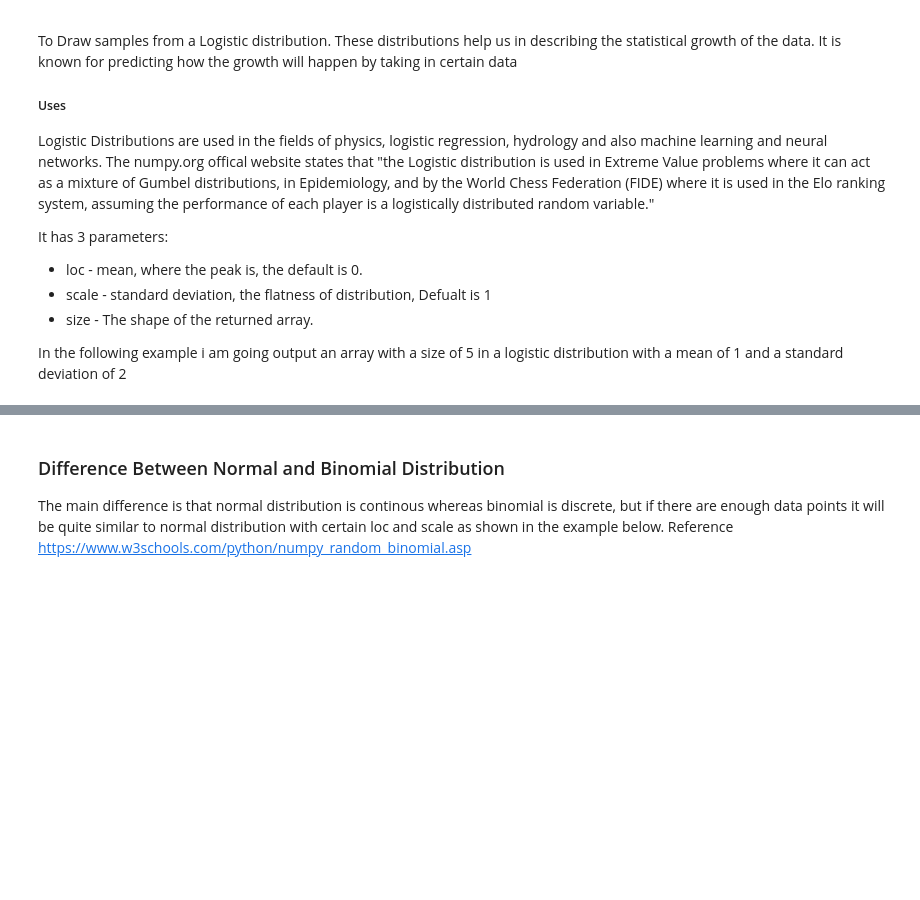
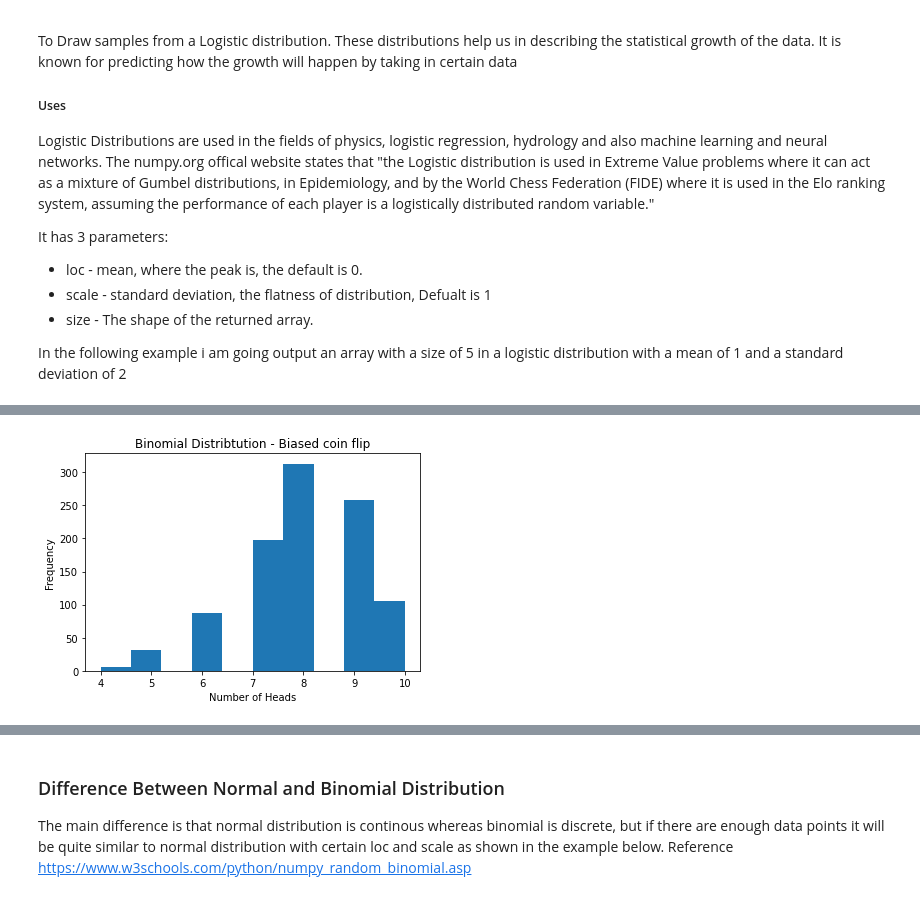
Before and after one commit to brendantipp/sem2_prog_data_analysis_assignment, a Jupyter notebook: explaining.numpy.random.ipynb, the cells around one changed output, grey strips where cells are left out. Saved outputs shown, nothing was run; the diff lists cells and outputs as text; code cells hidden in the pictures; blank space fills up the shorter version.

```diff
--- a/explaining.numpy.random.ipynb
+++ b/explaining.numpy.random.ipynb
@@ -439,0 +449,14 @@ So in my experiment above and displayed visually in my histogram what the result
+# %%
+x = rng.binomial(n=10, p=0.8, size = 1000)
+#create the histogram using a matplotlib histogram
+plt.hist(x)
+#add title
+plt.title ("Binomial Distribtution - Biased coin flip")
+#add xlabel
+plt.xlabel ("Number of Heads")
+#add ylabel
+plt.ylabel ("Frequency")
+#show graph
+plt.show()
+# %% [output]
+[figure, added]
```
Also changed, not shown: parts of 33 cells of this notebook.
